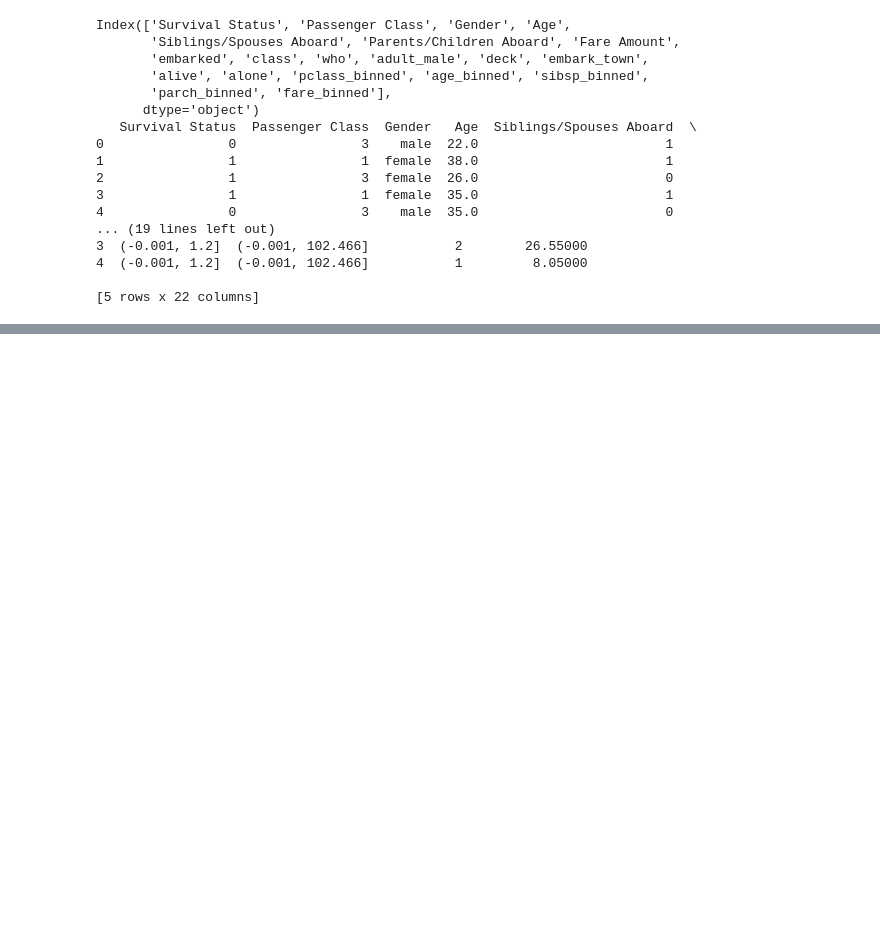
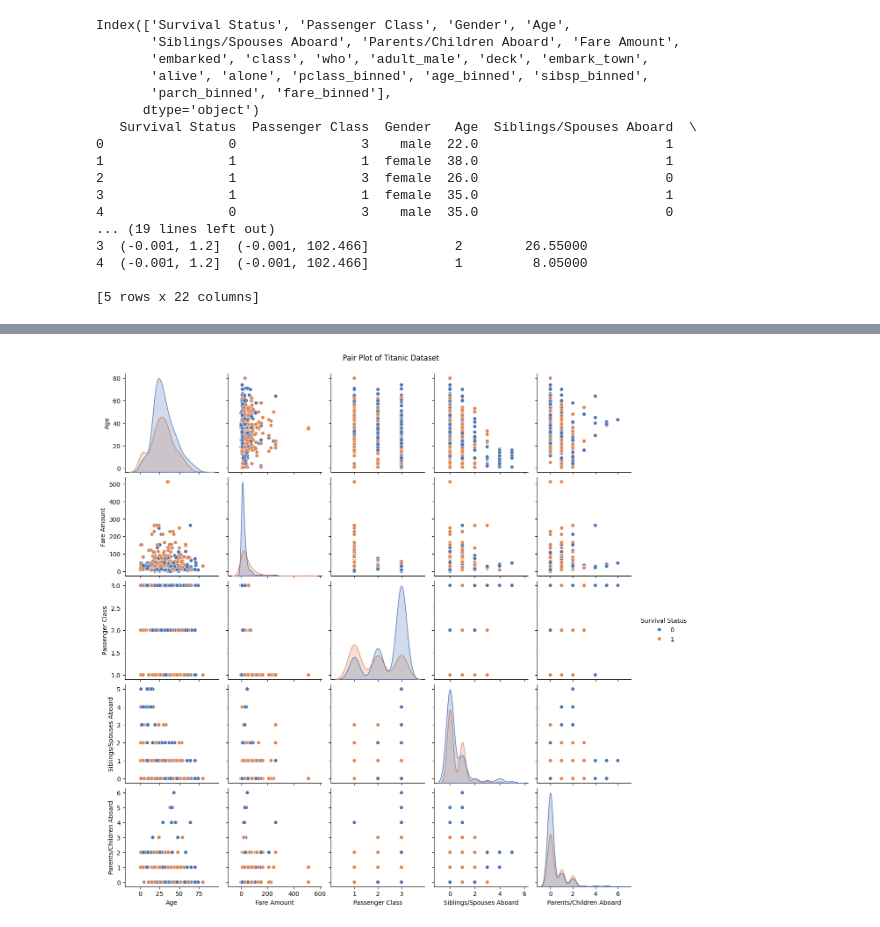
Before and after one commit to BethSpornitz/datafun-06-eda, a Jupyter notebook: bethspornitz_eda.ipynb, the cells around one changed output, grey strips where cells are left out. Saved outputs shown, nothing was run; the diff lists cells and outputs as text; code cells hidden in the pictures; blank space fills up the shorter version.

```diff
--- a/bethspornitz_eda.ipynb
+++ b/bethspornitz_eda.ipynb
@@ -266,0 +285,12 @@ Index(['Survival Status', 'Passenger Class', 'Gender', 'Age',
+# %%
+# Drop rows with missing values in relevant numeric columns
+df = df.dropna(subset=['Age', 'Fare Amount', 'Passenger Class', 'Siblings/Spouses Aboard', 'Parents/Children Aboard'])
+
+# Create a pair plot
+sns.pairplot(df, hue='Survival Status', vars=['Age', 'Fare Amount', 'Passenger Class', 'Siblings/Spouses Aboard', 'Parents/Children Aboard'], palette='deep')
+
+# Customize the plot
+plt.suptitle('Pair Plot of Titanic Dataset', y=1.02)  # Adjust title position
+plt.show()
+# %% [output]
+[figure, added]
```
Also changed, not shown: parts of 5 cells of this notebook.
